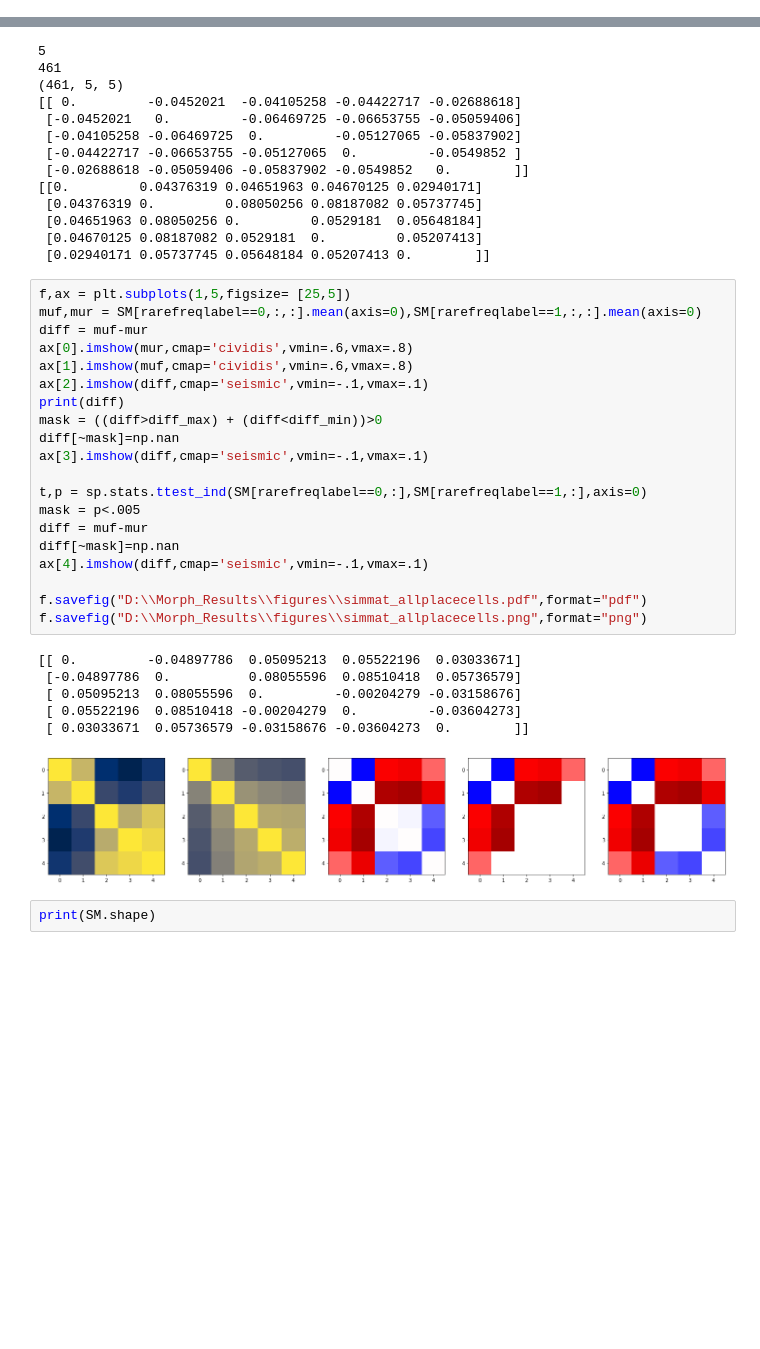
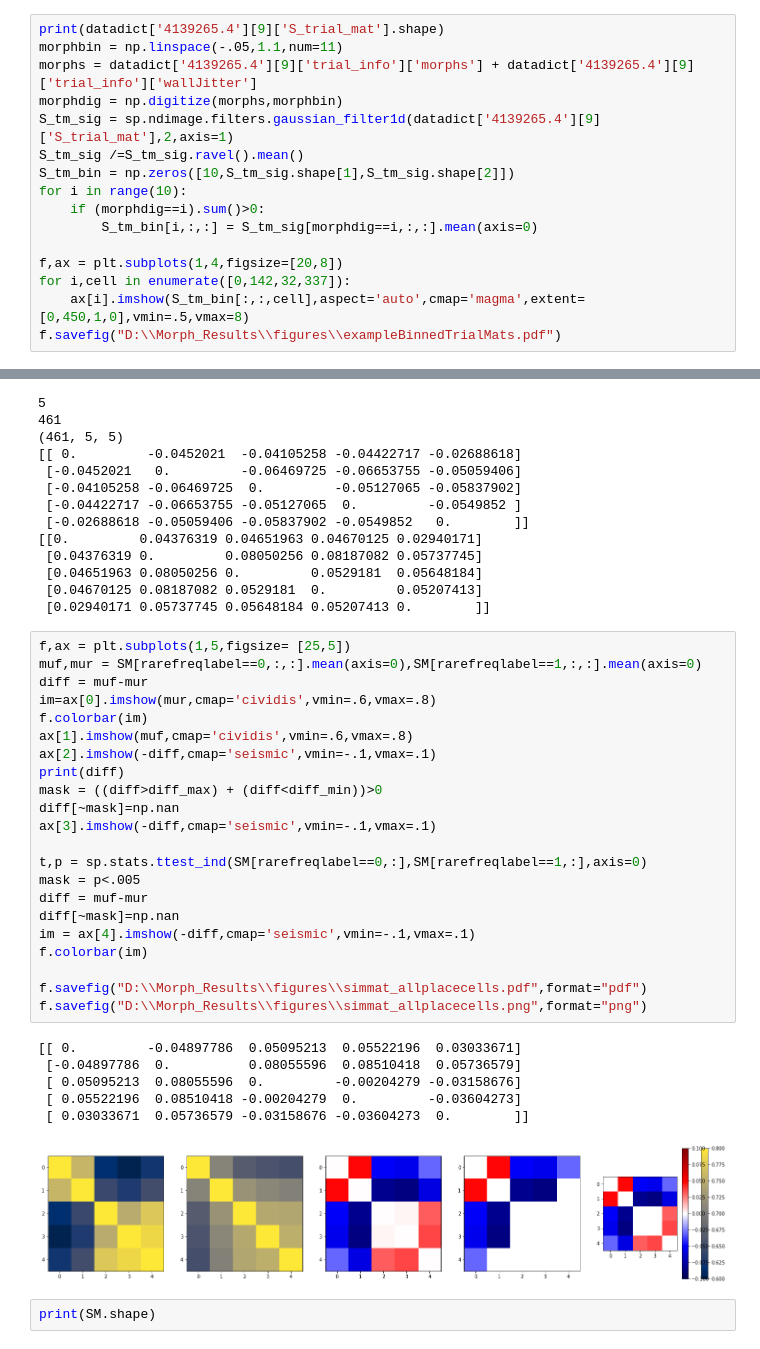
Before and after one commit to GiocomoLab/PlittGiocomo_2021, a Jupyter notebook: PlotAllPlaceCells.ipynb, the cells around one changed output, grey strips where cells are left out. Saved outputs shown, nothing was run; the diff lists cells and outputs as text; blank space fills up the shorter version.

Commit message:
add some plots

```diff
--- a/PlotAllPlaceCells.ipynb
+++ b/PlotAllPlaceCells.ipynb
@@ -84,3 +84,19 @@ with open("D:\\Morph_Results\\PCResults.pkl","wb") as f:
 # %%
 with open("D:\\Morph_Results\\PCResults.pkl","rb") as f:
     datadict = pickle.load(f)
+# %%
+print(datadict['4139265.4'][9]['S_trial_mat'].shape)
+morphbin = np.linspace(-.05,1.1,num=11)
+morphs = datadict['4139265.4'][9]['trial_info']['morphs'] + datadict['4139265.4'][9]['trial_info']['wallJitter']
+morphdig = np.digitize(morphs,morphbin)
+S_tm_sig = sp.ndimage.filters.gaussian_filter1d(datadict['4139265.4'][9]['S_trial_mat'],2,axis=1)
+S_tm_sig /=S_tm_sig.ravel().mean()
+S_tm_bin = np.zeros([10,S_tm_sig.shape[1],S_tm_sig.shape[2]])
+for i in range(10):
+    if (morphdig==i).sum()>0:
+        S_tm_bin[i,:,:] = S_tm_sig[morphdig==i,:,:].mean(axis=0)
+
+f,ax = plt.subplots(1,4,figsize=[20,8])
+for i,cell in enumerate([0,142,32,337]):
+    ax[i].imshow(S_tm_bin[:,:,cell],aspect='auto',cmap='magma',extent=[0,450,1,0],vmin=.5,vmax=8)
+f.savefig("D:\\Morph_Results\\figures\\exampleBinnedTrialMats.pdf")
@@ -264,30 +283,32 @@ print(diff_max)
 # %%
 f,ax = plt.subplots(1,5,figsize= [25,5])
 muf,mur = SM[rarefreqlabel==0,:,:].mean(axis=0),SM[rarefreqlabel==1,:,:].mean(axis=0)
 diff = muf-mur
-ax[0].imshow(mur,cmap='cividis',vmin=.6,vmax=.8)
+im=ax[0].imshow(mur,cmap='cividis',vmin=.6,vmax=.8)
+f.colorbar(im)
 ax[1].imshow(muf,cmap='cividis',vmin=.6,vmax=.8)
-ax[2].imshow(diff,cmap='seismic',vmin=-.1,vmax=.1)
+ax[2].imshow(-diff,cmap='seismic',vmin=-.1,vmax=.1)
 print(diff)
 mask = ((diff>diff_max) + (diff<diff_min))>0
 diff[~mask]=np.nan
-ax[3].imshow(diff,cmap='seismic',vmin=-.1,vmax=.1)
+ax[3].imshow(-diff,cmap='seismic',vmin=-.1,vmax=.1)
 
 t,p = sp.stats.ttest_ind(SM[rarefreqlabel==0,:],SM[rarefreqlabel==1,:],axis=0)
 mask = p<.005
 diff = muf-mur
 diff[~mask]=np.nan
-ax[4].imshow(diff,cmap='seismic',vmin=-.1,vmax=.1)
+im = ax[4].imshow(-diff,cmap='seismic',vmin=-.1,vmax=.1)
+f.colorbar(im)
 
 f.savefig("D:\\Morph_Results\\figures\\simmat_allplacecells.pdf",format="pdf")
 f.savefig("D:\\Morph_Results\\figures\\simmat_allplacecells.png",format="png")
 # %% [output]
 [[ 0.         -0.04897786  0.05095213  0.05522196  0.03033671]
  [-0.04897786  0.          0.08055596  0.08510418  0.05736579]
  [ 0.05095213  0.08055596  0.         -0.00204279 -0.03158676]
  [ 0.05522196  0.08510418 -0.00204279  0.         -0.03604273]
  [ 0.03033671  0.05736579 -0.03158676 -0.03604273  0.        ]]
-[figure, old version]
+[figure, new version]
 # %%
 print(SM.shape)
 # %% [output]
```
Also changed, not shown: parts of 1 cell of this notebook, 2 other files.
